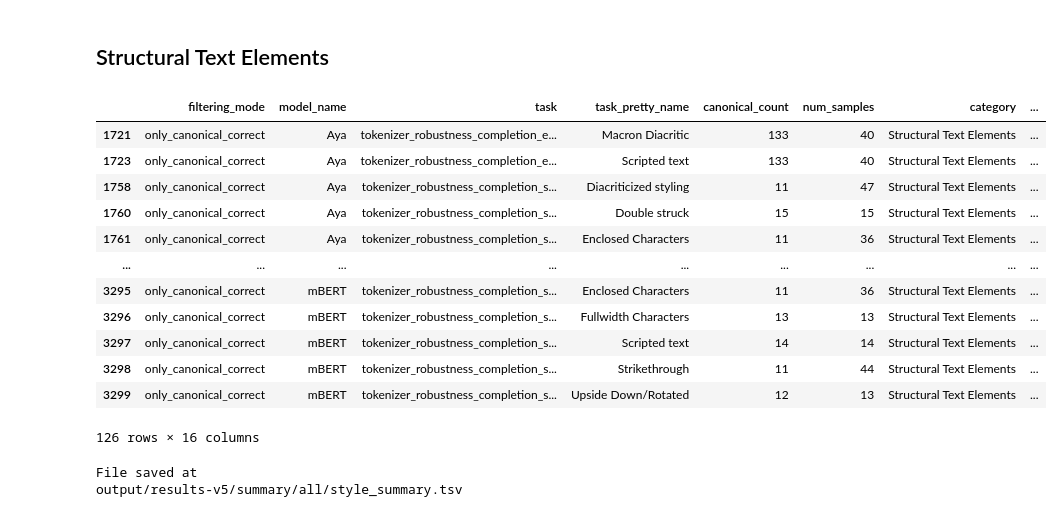
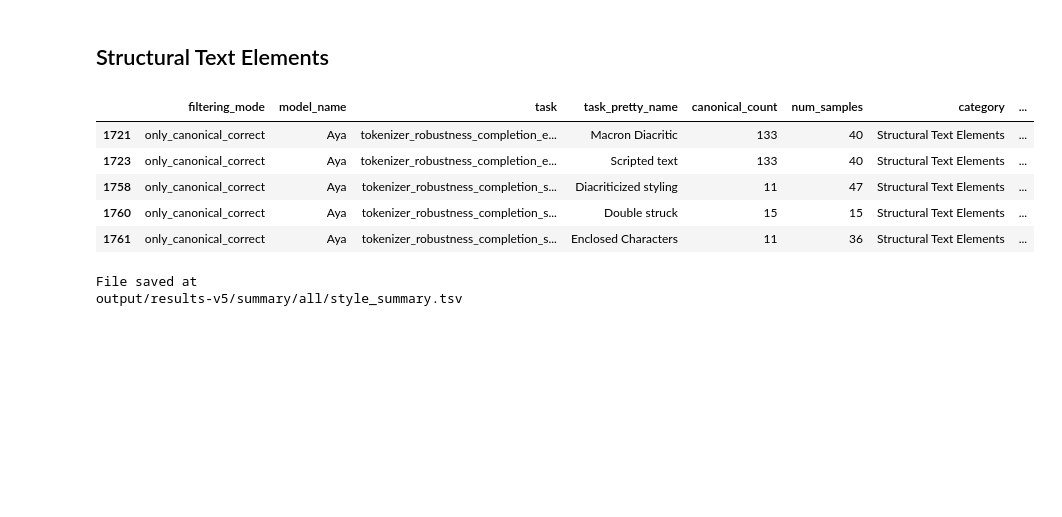
Before and after one commit to r-three/Tokenizers, a Jupyter notebook: notebooks/paper-summary-generation.ipynb, the cells around one changed output. Drawn from its saved outputs; the diff is of its cells as text; code cells hidden in the pictures; blank space fills up the shorter version.

```diff
--- a/notebooks/paper-summary-generation.ipynb
+++ b/notebooks/paper-summary-generation.ipynb
@@ -591,33 +563,26 @@ def get_styled_df(summaries, columns=["task_pretty_name", "langs"]):
 # %%
 styling_categories = [
     "Scripted text",
     "Macron Diacritic",
     "Fullwidth Characters",
     "Upside Down/Rotated",
     "Double struck",
     "Enclosed Characters",
     "Strikethrough",
     "Diacriticized styling",
 ]
 style_summaries = all_summaries[
     (all_summaries["filtering_mode"] == FILTER)
     & all_summaries["task_pretty_name"].isin(styling_categories)
 ]
-style_summaries
+style_summaries.head()
 # %% [output]
 |  | filtering_mode | model_name | task | task_pretty_name | canonical_count | num_samples | category | ... |
 | 1721 | only_canonical_correct | Aya | tokenizer_robustness_completion_e... | Macron Diacritic | 133 | 40 | Structural Text Elements | ... |
 | 1723 | only_canonical_correct | Aya | tokenizer_robustness_completion_e... | Scripted text | 133 | 40 | Structural Text Elements | ... |
 | 1758 | only_canonical_correct | Aya | tokenizer_robustness_completion_s... | Diacriticized styling | 11 | 47 | Structural Text Elements | ... |
 | 1760 | only_canonical_correct | Aya | tokenizer_robustness_completion_s... | Double struck | 15 | 15 | Structural Text Elements | ... |
 | 1761 | only_canonical_correct | Aya | tokenizer_robustness_completion_s... | Enclosed Characters | 11 | 36 | Structural Text Elements | ... |
-| ... | ... | ... | ... | ... | ... | ... | ... | ... |
-| 3295 | only_canonical_correct | mBERT | tokenizer_robustness_completion_s... | Enclosed Characters | 11 | 36 | Structural Text Elements | ... |
-| 3296 | only_canonical_correct | mBERT | tokenizer_robustness_completion_s... | Fullwidth Characters | 13 | 13 | Structural Text Elements | ... |
-| 3297 | only_canonical_correct | mBERT | tokenizer_robustness_completion_s... | Scripted text | 14 | 14 | Structural Text Elements | ... |
-| 3298 | only_canonical_correct | mBERT | tokenizer_robustness_completion_s... | Strikethrough | 11 | 44 | Structural Text Elements | ... |
-| 3299 | only_canonical_correct | mBERT | tokenizer_robustness_completion_s... | Upside Down/Rotated | 12 | 13 | Structural Text Elements | ... |
-126 rows × 16 columns
 # %%
 save_path = OUTPUT_DIR / "style_summary.tsv"
 
```
Also changed, not shown: parts of 3 cells of this notebook, 1 other file.
